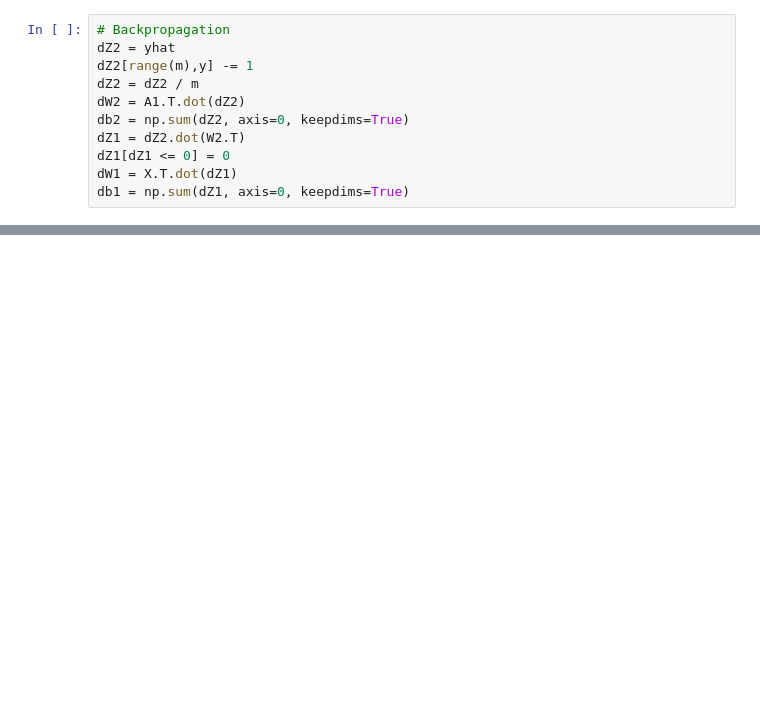
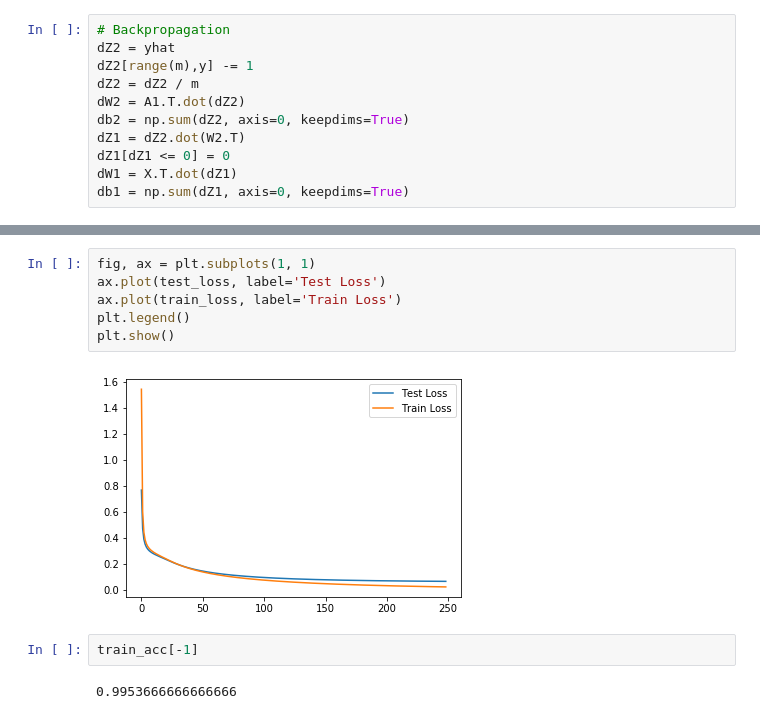
Before and after one commit to parmardiwakar150/Assignment-4, a Jupyter notebook: Assignment_4.ipynb, the cells around one changed output, grey strips where cells are left out. Drawn from its saved outputs; the diff is of its cells as text; blank space fills up the shorter version.

```diff
--- a/Assignment_4.ipynb
+++ b/Assignment_4.ipynb
@@ -158,3 +256,15 @@ plt.show()
+# %%
+fig, ax = plt.subplots(1, 1)
+ax.plot(test_loss, label='Test Loss')
+ax.plot(train_loss, label='Train Loss')
+plt.legend()
+plt.show()
+# %% [output]
+[figure, added]
+# %%
+train_acc[-1]
+# %% [output]
+0.9953666666666666
 # %%
 test_acc[-1]
 # %% [output]
```
Also changed, not shown: parts of 14 cells of this notebook.
